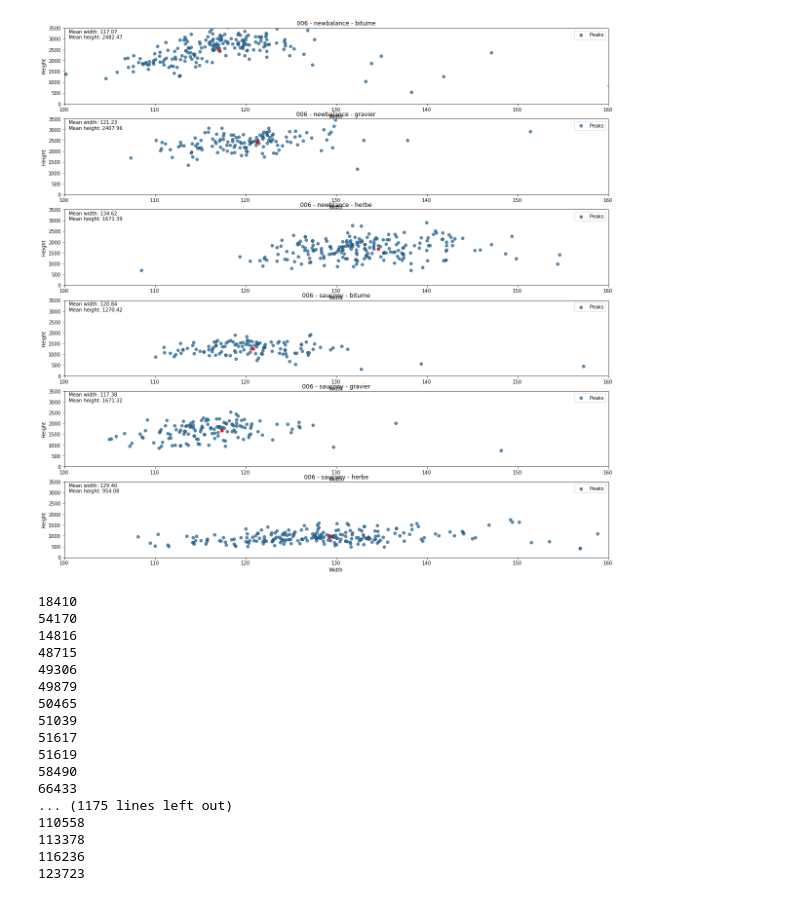
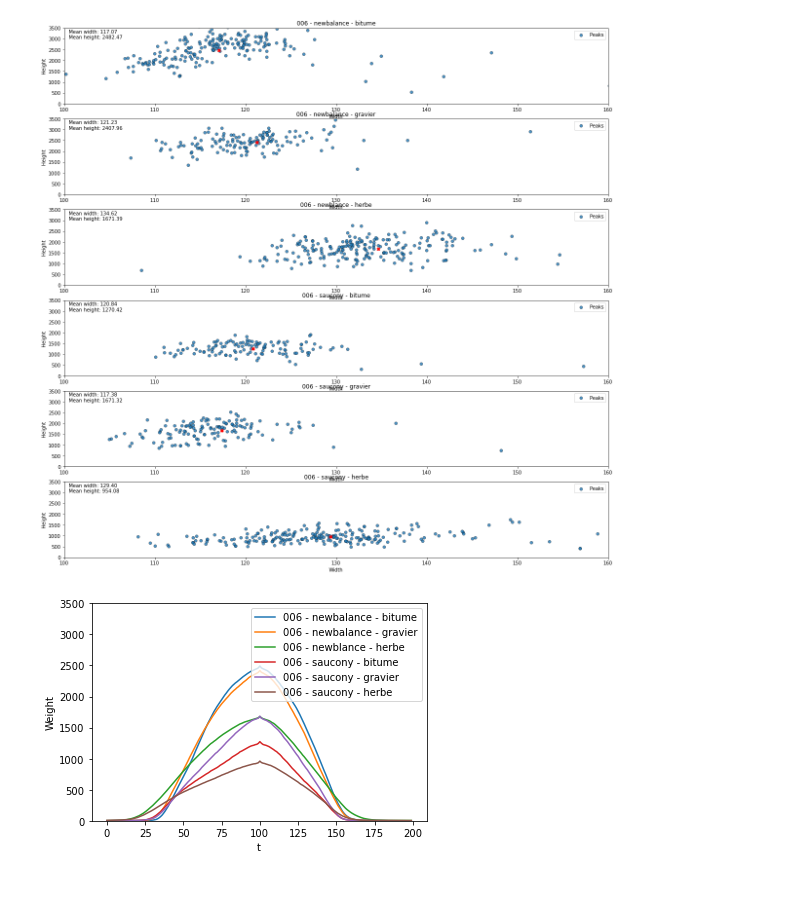
Before and after one commit to MalauD/TIPE2022, a Jupyter notebook: Code/Notebooks/exploitation.ipynb, the cells around one changed output. Drawn from its saved outputs; the diff is of its cells as text; code cells hidden in the pictures.

```diff
--- a/Code/Notebooks/exploitation.ipynb
+++ b/Code/Notebooks/exploitation.ipynb
@@ -118,36 +118,19 @@ plot_data(datas,2)
 def get_peaks(data, channel, window=300):
     channel = 'Channel ' + str(channel);
 
-    peaks_res = [[]] * len(data)
+    peaks_res = []
 
     for i, (session, shoes, coating, df) in enumerate(data):
+        peaks_session = []
         df_trim = df[1000:-1000]
         peaks, _ = signal.find_peaks(df_trim[channel], height=300, prominence=150, width=50)
         for j in range(len(peaks)):
             peak = peaks[j]
-            sig_peak = df_trim[channel][peak-window:peak+window]
-            print(peak)
+            sig_peak = np.array(df_trim[channel][peak-window:peak+window])
             if len(sig_peak) == window*2:
-                peaks_res[i].append(df_trim[channel][peak-window:peak+window])
+                peaks_session.append(sig_peak)
+        peaks_res.append(peaks_session)
     return peaks_res
 
 window = 100
 peaks_extracted = [get_peaks(datas, channel, window) for channel in range(1,5)]
-# %% [output]
-18410
-54170
-14816
-48715
-49306
-49879
-50465
-51039
-51617
-51619
-58490
-66433
-... (1175 lines left out)
-110558
-113378
-116236
-123723
@@ -154 +147,23 @@ peaks_extracted = [get_peaks(datas, channel, window) for channel in range(1,5)]
+# %%
+def plot_mean_peak(data, channel):
+    mean_peak = mean_peaks[channel-1]
+    channel = 'Channel ' + str(channel);
+    # Plot in subplots for each entry
+    for i, (session, shoes, coating, df) in enumerate(data):
+        df_trim = df[0:-1000]
+        peaks, _ = signal.find_peaks(df_trim[channel], height=300, prominence=150, width=50)
+
+        widths = signal.peak_widths(df_trim[channel], peaks, rel_height=0.97)
+        mean_width = np.mean(widths[0])
+        mean_height = np.mean(df_trim[channel][peaks])
+
+        plt.plot(mean_peak[i], label=f'{session} - {shoes} - {coating}')
+    plt.xlabel('t')
+    plt.ylabel('Weight')
+    plt.ylim([0, 3500])
+    plt.legend()
+
+plot_mean_peak(datas, 2)
+# %% [output]
+[figure, added]
 # %%
```
Also changed, not shown: parts of 3 cells of this notebook, 2 other files.
